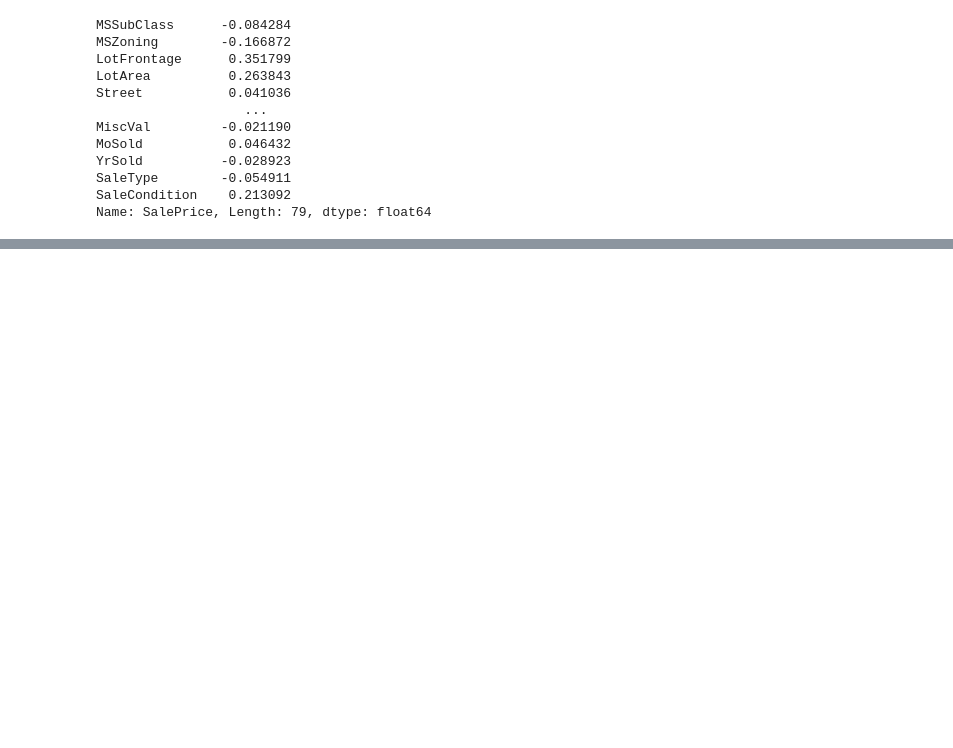
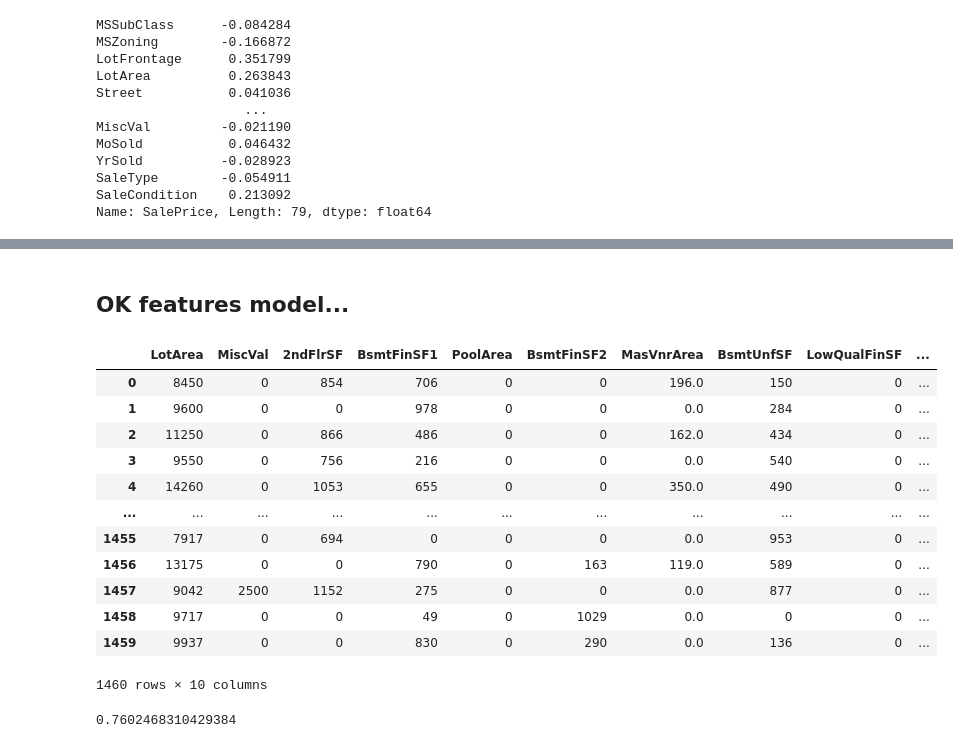
Before and after one commit to greigbingham/kaggle-house-prices, a Jupyter notebook: house_prices_notebook2.ipynb, the cells around one changed output, grey strips where cells are left out. Saved outputs shown, nothing was run; the diff lists cells and outputs as text; code cells hidden in the pictures; blank space fills up the shorter version.

```diff
--- a/house_prices_notebook2.ipynb
+++ b/house_prices_notebook2.ipynb
@@ -148,0 +244,45 @@ so.to_csv("Working/all_corr.csv")
+# %% [markdown]
+## OK features model...
+# %%
+# want the most impoartant columns!
+
+most_important = featureScores.nlargest(10,'Score')
+
+X = pd.DataFrame()
+
+for i in most_important['Specs']:
+    X[i] = house_prices_train_transform[i]
+
+
+X
+# %% [output]
+|  | LotArea | MiscVal | 2ndFlrSF | BsmtFinSF1 | PoolArea | BsmtFinSF2 | MasVnrArea | BsmtUnfSF | LowQualFinSF | ... |
+| 0 | 8450 | 0 | 854 | 706 | 0 | 0 | 196.0 | 150 | 0 | ... |
+| 1 | 9600 | 0 | 0 | 978 | 0 | 0 | 0.0 | 284 | 0 | ... |
+| 2 | 11250 | 0 | 866 | 486 | 0 | 0 | 162.0 | 434 | 0 | ... |
+| 3 | 9550 | 0 | 756 | 216 | 0 | 0 | 0.0 | 540 | 0 | ... |
+| 4 | 14260 | 0 | 1053 | 655 | 0 | 0 | 350.0 | 490 | 0 | ... |
+| ... | ... | ... | ... | ... | ... | ... | ... | ... | ... | ... |
+| 1455 | 7917 | 0 | 694 | 0 | 0 | 0 | 0.0 | 953 | 0 | ... |
+| 1456 | 13175 | 0 | 0 | 790 | 0 | 163 | 119.0 | 589 | 0 | ... |
+| 1457 | 9042 | 2500 | 1152 | 275 | 0 | 0 | 0.0 | 877 | 0 | ... |
+| 1458 | 9717 | 0 | 0 | 49 | 0 | 1029 | 0.0 | 0 | 0 | ... |
+| 1459 | 9937 | 0 | 0 | 830 | 0 | 290 | 0.0 | 136 | 0 | ... |
+1460 rows × 10 columns
+# %%
+from sklearn.ensemble import RandomForestRegressor
+from sklearn.model_selection import train_test_split
+
+np.random.seed(17)
+
+#X Defined in previous cell
+y = house_prices_train_transform["SalePrice"]
+
+X_train, X_test, y_train, y_test = train_test_split(X, y, test_size=0.2)
+
+model = RandomForestRegressor(n_estimators=100)
+model.fit(X_train, y_train)
+
+model.score(X_test, y_test)
+# %% [output]
+0.7602468310429384
```
Also changed, not shown: parts of 15 cells of this notebook.
